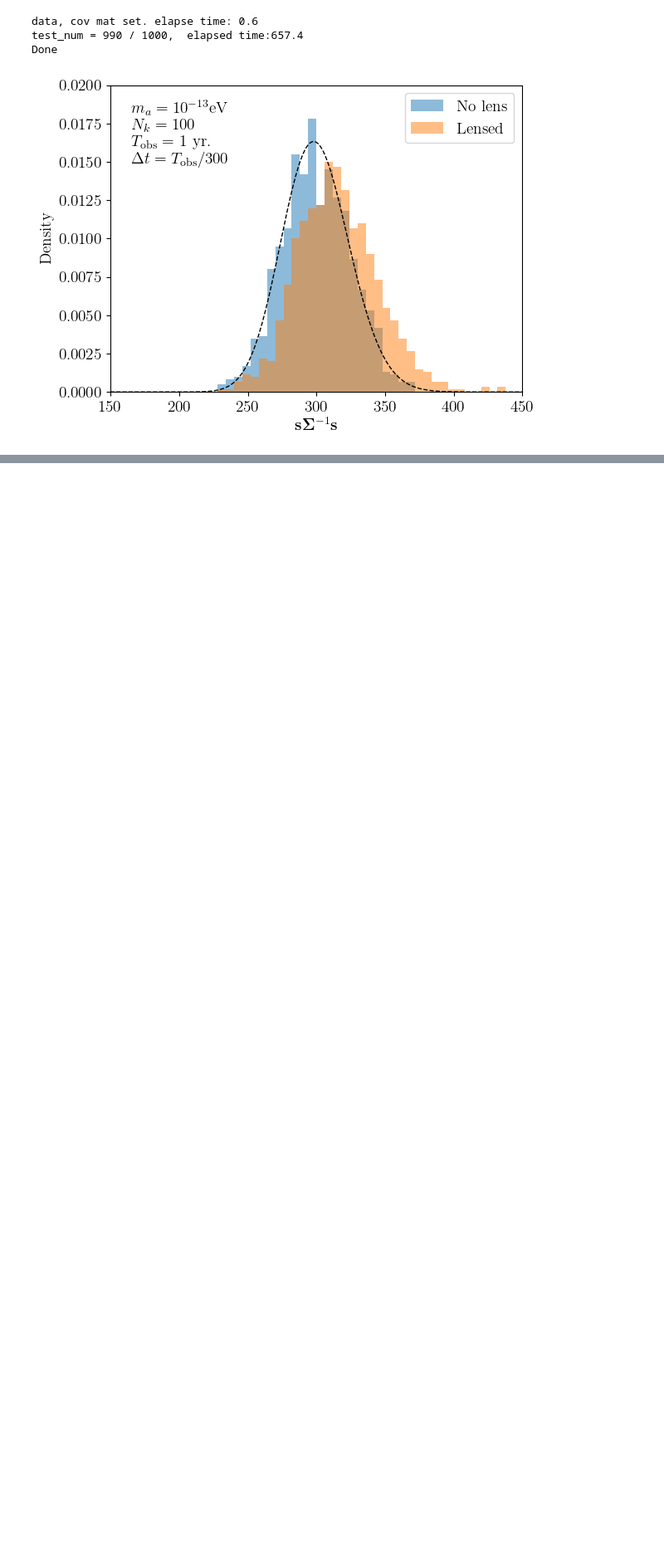
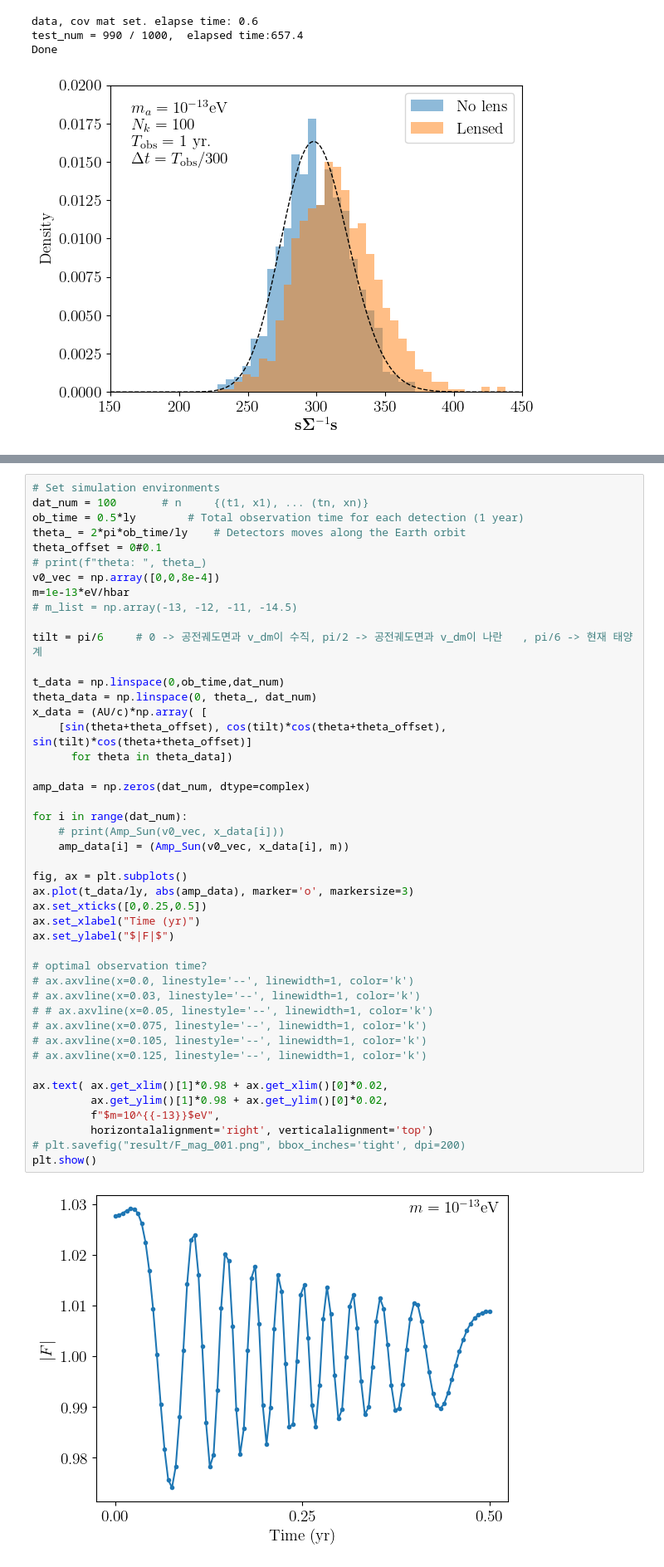
Before and after one commit to sjkimphya/DMlensing-calc, a Jupyter notebook: DMfigure.ipynb, the cells around one changed output, grey strips where cells are left out. Shown at 83% size. Cells and saved outputs as stored; diff of their text form; blank space fills up the shorter version.

```diff
--- a/DMfigure.ipynb
+++ b/DMfigure.ipynb
@@ -144,0 +282,47 @@ Done
+# %%
+# Set simulation environments
+dat_num = 100       # n     {(t1, x1), ... (tn, xn)}
+ob_time = 0.5*ly        # Total observation time for each detection (1 year)
+theta_ = 2*pi*ob_time/ly    # Detectors moves along the Earth orbit
+theta_offset = 0#0.1
+# print(f"theta: ", theta_)
+v0_vec = np.array([0,0,8e-4])
+m=1e-13*eV/hbar
+# m_list = np.array(-13, -12, -11, -14.5)
+
+tilt = pi/6     # 0 -> 공전궤도면과 v_dm이 수직, pi/2 -> 공전궤도면과 v_dm이 나란   , pi/6 -> 현재 태양계
+
+t_data = np.linspace(0,ob_time,dat_num)
+theta_data = np.linspace(0, theta_, dat_num)
+x_data = (AU/c)*np.array( [
+    [sin(theta+theta_offset), cos(tilt)*cos(theta+theta_offset), sin(tilt)*cos(theta+theta_offset)]
+      for theta in theta_data])
+
+amp_data = np.zeros(dat_num, dtype=complex)
+
+for i in range(dat_num):
+    # print(Amp_Sun(v0_vec, x_data[i]))
+    amp_data[i] = (Amp_Sun(v0_vec, x_data[i], m))
+
+fig, ax = plt.subplots()
+ax.plot(t_data/ly, abs(amp_data), marker='o', markersize=3)
+ax.set_xticks([0,0.25,0.5])
+ax.set_xlabel("Time (yr)")
+ax.set_ylabel("$|F|$")
+
+# optimal observation time?
+# ax.axvline(x=0.0, linestyle='--', linewidth=1, color='k')
+# ax.axvline(x=0.03, linestyle='--', linewidth=1, color='k')
+# # ax.axvline(x=0.05, linestyle='--', linewidth=1, color='k')
+# ax.axvline(x=0.075, linestyle='--', linewidth=1, color='k')
+# ax.axvline(x=0.105, linestyle='--', linewidth=1, color='k')
+# ax.axvline(x=0.125, linestyle='--', linewidth=1, color='k')
+
+ax.text( ax.get_xlim()[1]*0.98 + ax.get_xlim()[0]*0.02,
+         ax.get_ylim()[1]*0.98 + ax.get_ylim()[0]*0.02,
+         f"$m=10^{{-13}}$eV",
+         horizontalalignment='right', verticalalignment='top')
+# plt.savefig("result/F_mag_001.png", bbox_inches='tight', dpi=200)
+plt.show()
+# %% [output]
+[figure, added]
```
Also changed, not shown: parts of 22 cells of this notebook, 1 other file.
